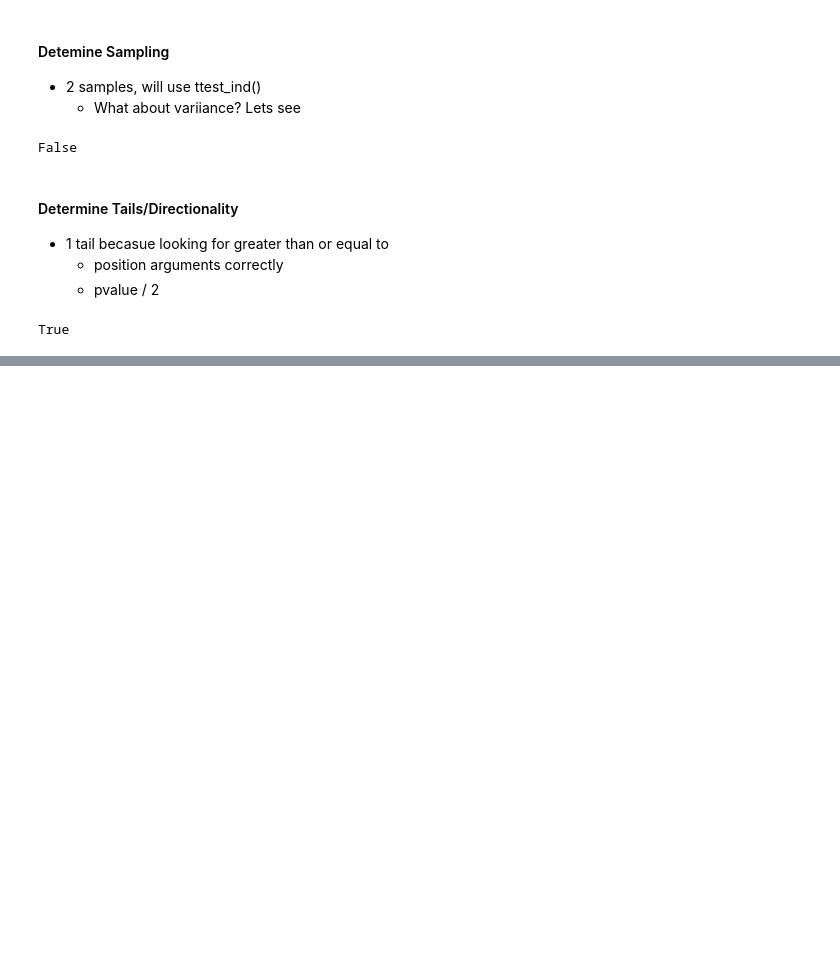
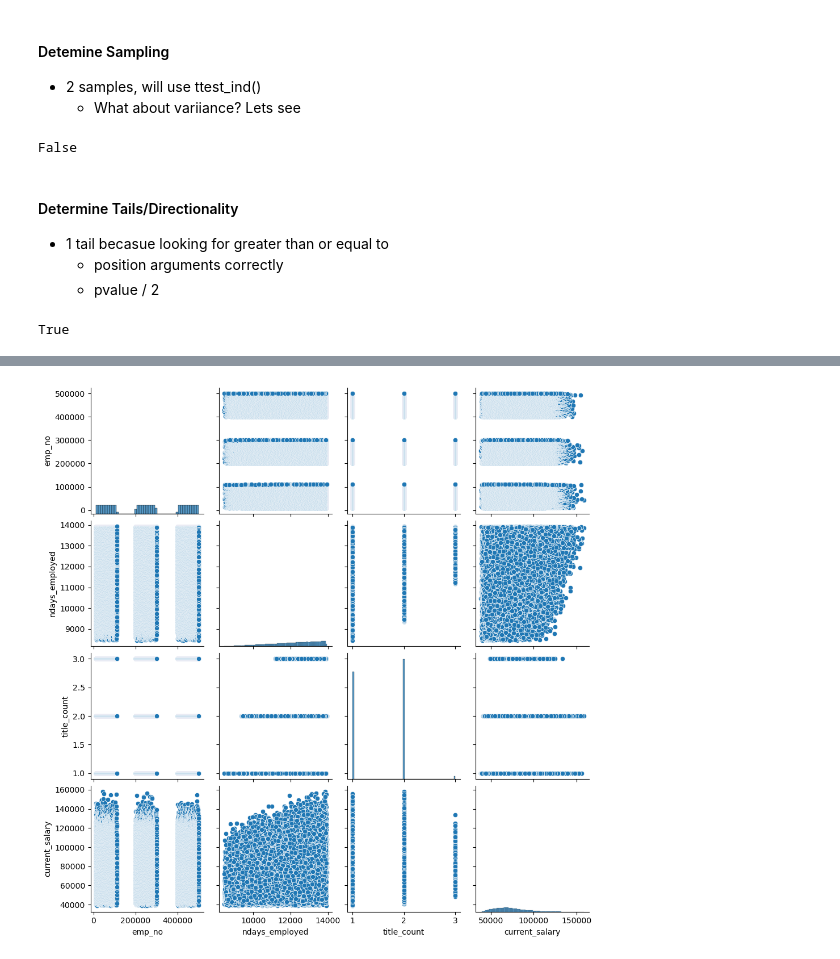
Before and after one commit to aaron-mv-moore/statistics-exercises, a Jupyter notebook: hypothesis_testing.ipynb, the cells around one changed output, grey strips where cells are left out. Drawn from its saved outputs; the diff is of its cells as text; code cells hidden in the pictures; blank space fills up the shorter version.

```diff
--- a/hypothesis_testing.ipynb
+++ b/hypothesis_testing.ipynb
@@ -437,0 +652,5 @@ True
+# %%
+sns.pairplot(employee_df)
+plt.show();
+# %% [output]
+[figure, added]
```
Also changed, not shown: parts of 83 cells of this notebook.
